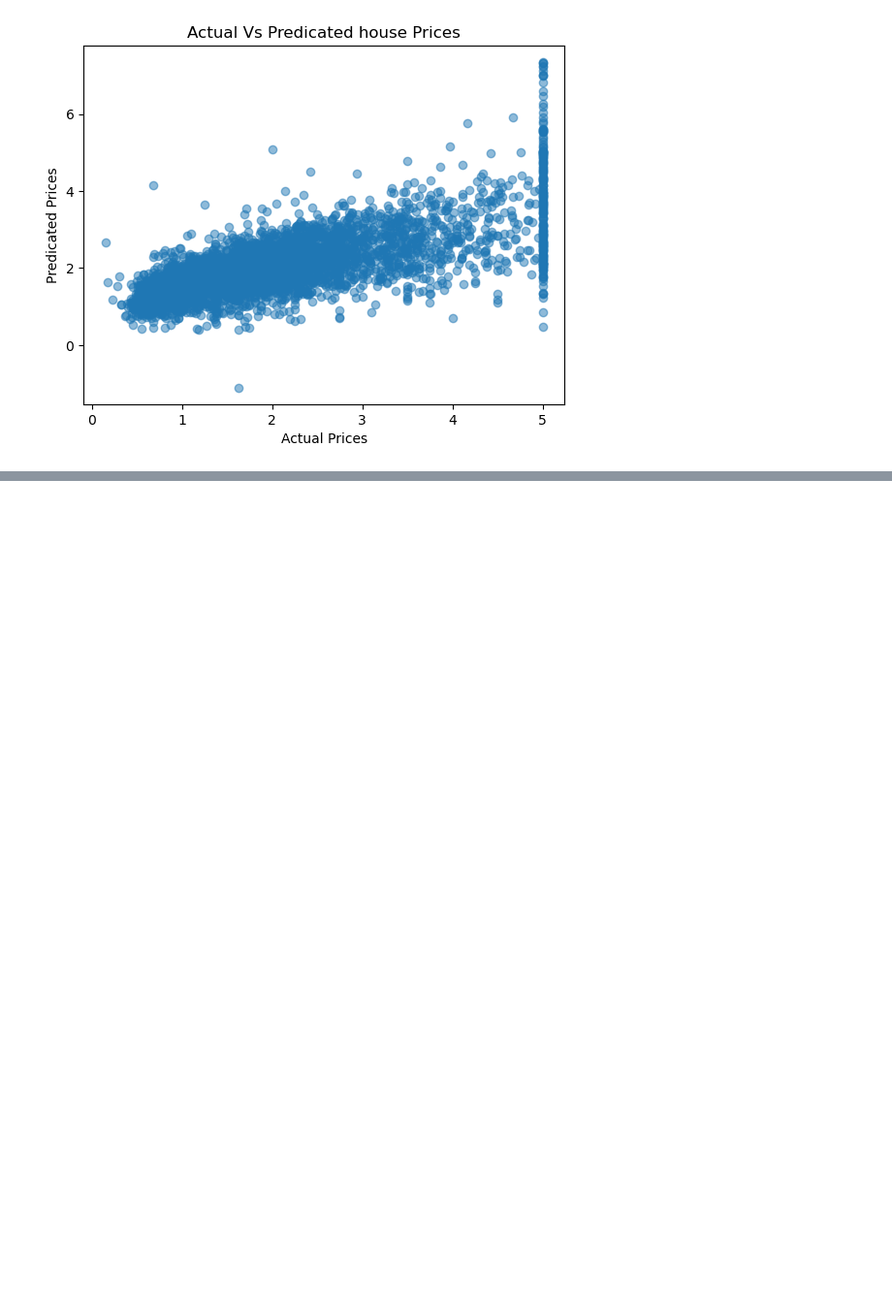
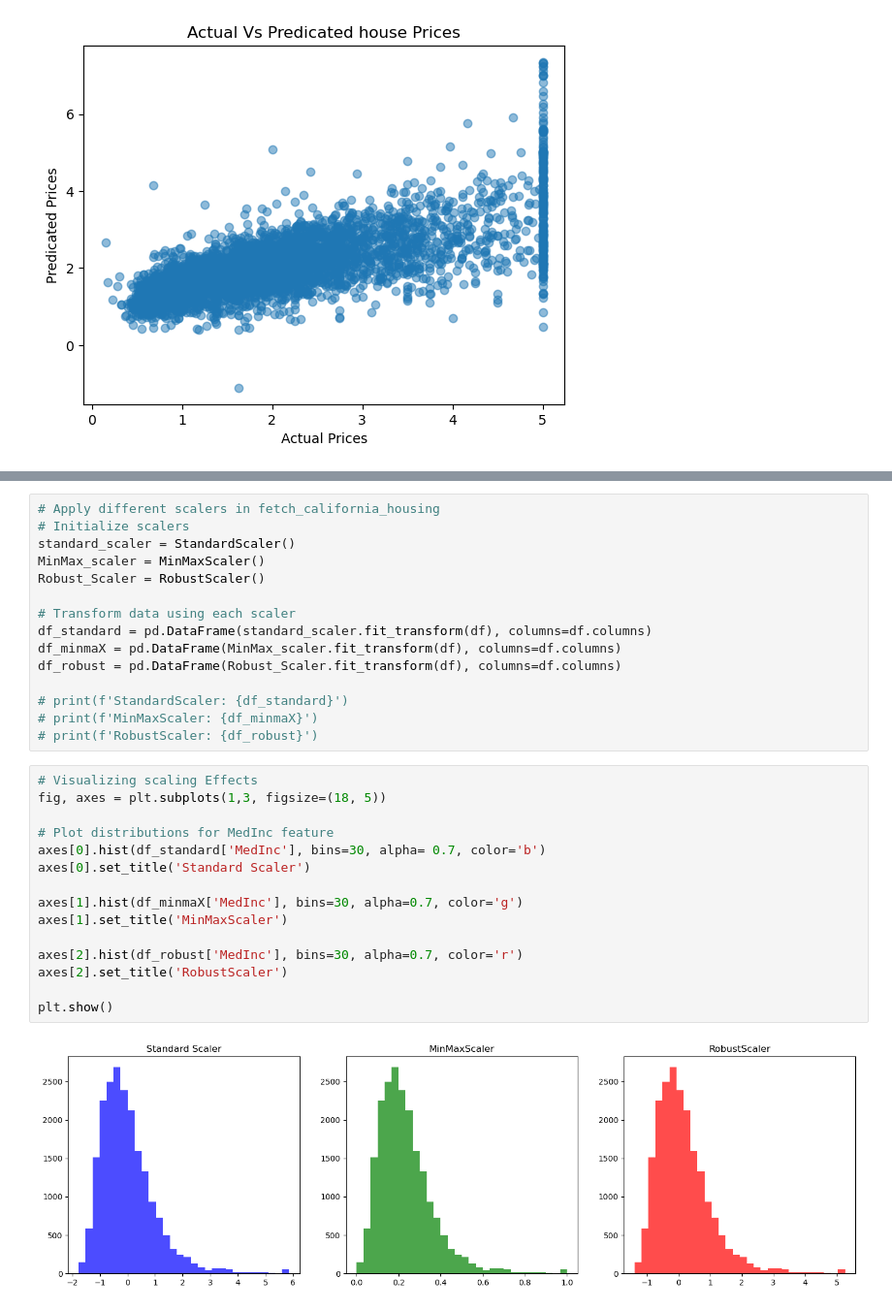
Before and after one commit to chaudhary-dotcom/ML, a Jupyter notebook: regression_model.ipynb, the cells around one changed output, grey strips where cells are left out. Shown at 97% size. Drawn from its saved outputs; the diff is of its cells as text; blank space fills up the shorter version.

Commit message:
regression and preprocessing scaler

```diff
--- a/regression_model.ipynb
+++ b/regression_model.ipynb
@@ -62,0 +96,32 @@ plt.show()
+# %%
+# Apply different scalers in fetch_california_housing
+# Initialize scalers
+standard_scaler = StandardScaler()
+MinMax_scaler = MinMaxScaler()
+Robust_Scaler = RobustScaler()
+
+# Transform data using each scaler
+df_standard = pd.DataFrame(standard_scaler.fit_transform(df), columns=df.columns)
+df_minmaX = pd.DataFrame(MinMax_scaler.fit_transform(df), columns=df.columns)
+df_robust = pd.DataFrame(Robust_Scaler.fit_transform(df), columns=df.columns)
+
+# print(f'StandardScaler: {df_standard}')
+# print(f'MinMaxScaler: {df_minmaX}')
+# print(f'RobustScaler: {df_robust}')
+# %%
+# Visualizing scaling Effects
+fig, axes = plt.subplots(1,3, figsize=(18, 5))
+
+# Plot distributions for MedInc feature
+axes[0].hist(df_standard['MedInc'], bins=30, alpha= 0.7, color='b')
+axes[0].set_title('Standard Scaler')
+
+axes[1].hist(df_minmaX['MedInc'], bins=30, alpha=0.7, color='g')
+axes[1].set_title('MinMaxScaler')
+
+axes[2].hist(df_robust['MedInc'], bins=30, alpha=0.7, color='r')
+axes[2].set_title('RobustScaler')
+
+plt.show()
+# %% [output]
+[figure, added]
```
Also changed, not shown: parts of 4 cells of this notebook.
